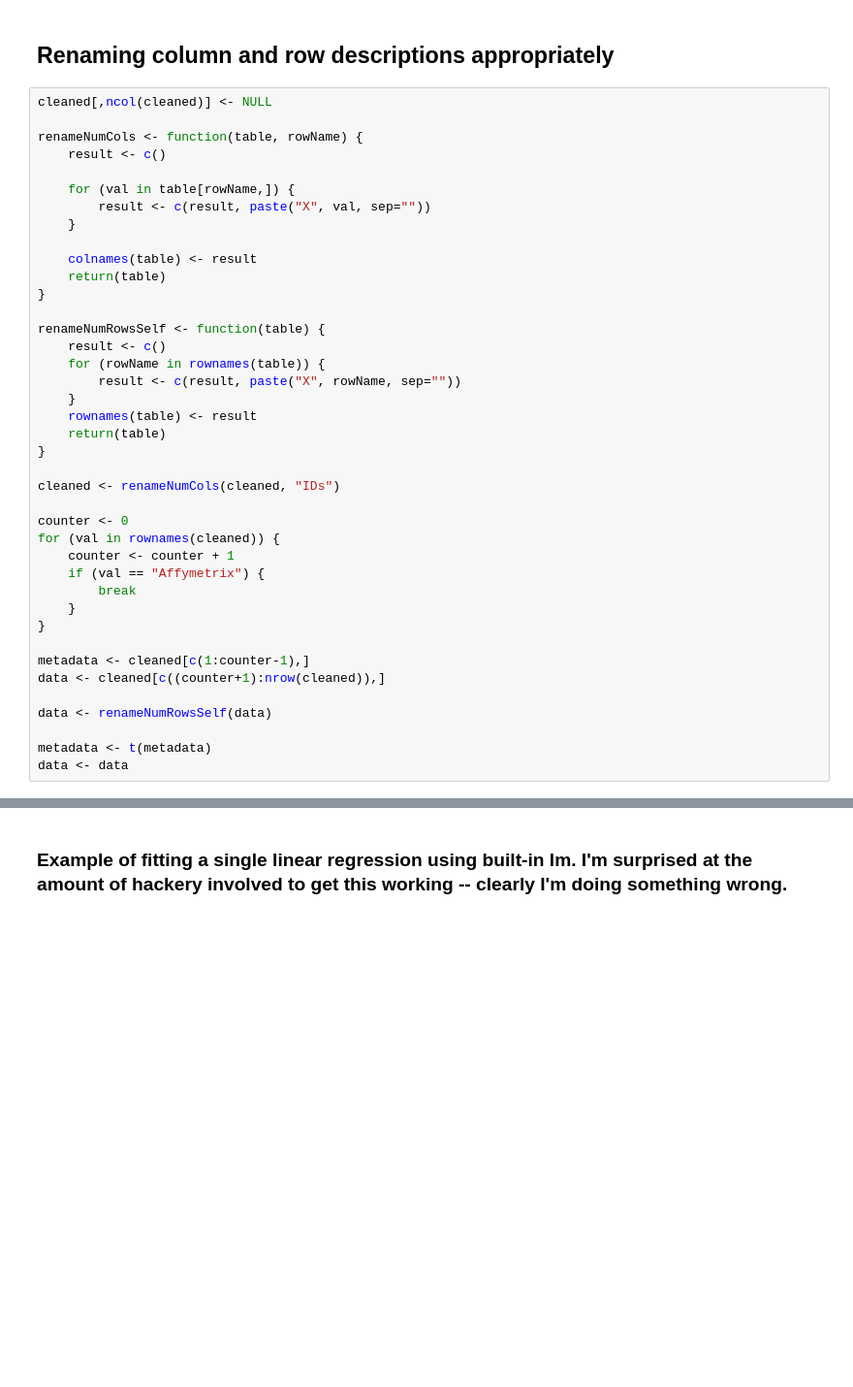
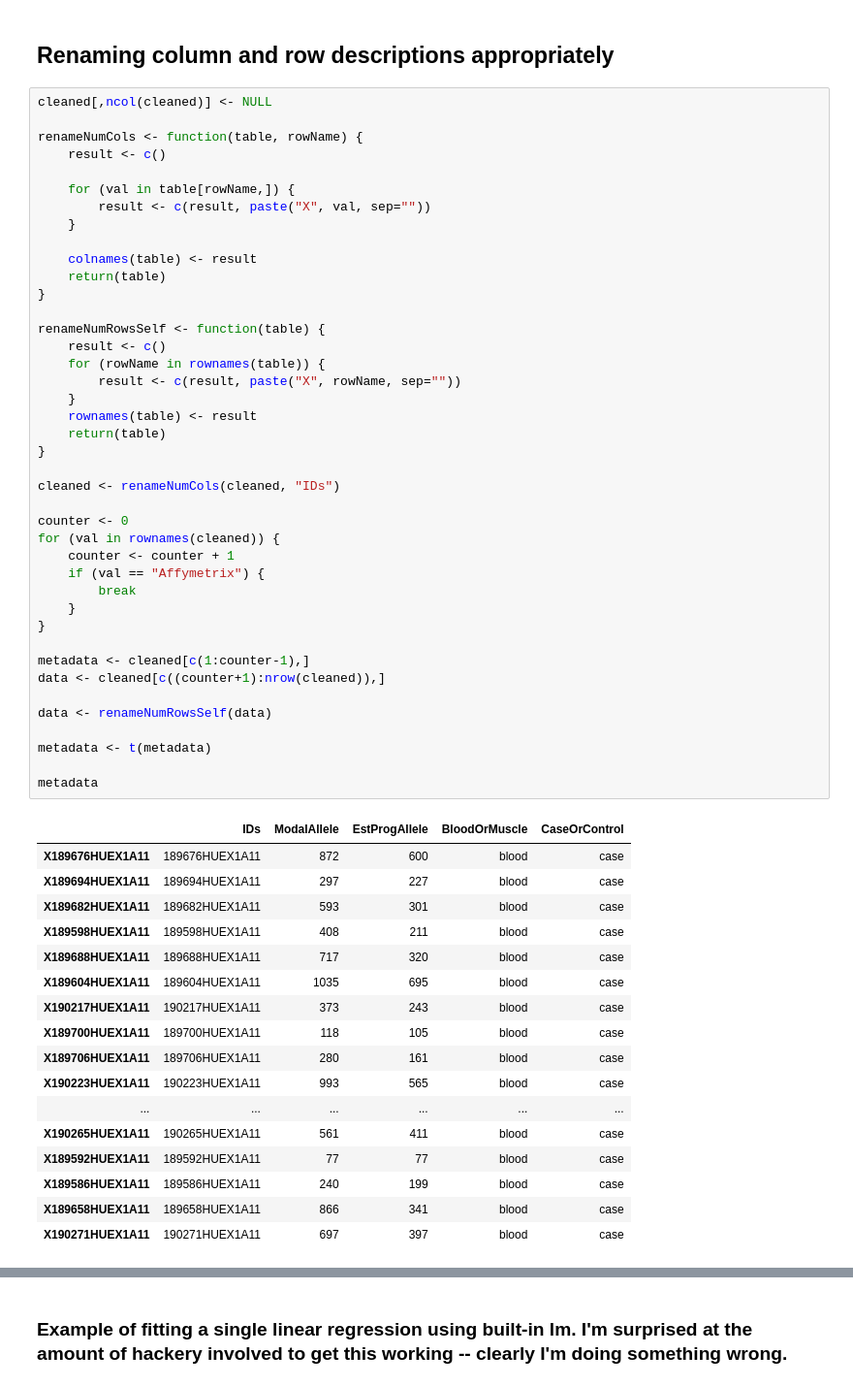
Before and after one commit to picrin/phdAll, a Jupyter notebook: analyseLimma.ipynb, the cells around one changed output, grey strips where cells are left out. Shown at 97% size. Cells and saved outputs as stored; diff of their text form; blank space fills up the shorter version.

```diff
--- a/analyseLimma.ipynb
+++ b/analyseLimma.ipynb
@@ -16,31 +30,50 @@ renameNumCols <- function(table, rowName) {
 
     colnames(table) <- result
     return(table)
 }
 
 renameNumRowsSelf <- function(table) {
     result <- c()
     for (rowName in rownames(table)) {
         result <- c(result, paste("X", rowName, sep=""))
     }
     rownames(table) <- result
     return(table)
 }
 
 cleaned <- renameNumCols(cleaned, "IDs")
 
 counter <- 0
 for (val in rownames(cleaned)) {
     counter <- counter + 1
     if (val == "Affymetrix") {
         break
     }
 }
 
 metadata <- cleaned[c(1:counter-1),]
 data <- cleaned[c((counter+1):nrow(cleaned)),]
 
 data <- renameNumRowsSelf(data)
 
 metadata <- t(metadata)
-data <- data
+
+metadata
+# %% [output]
+|  | IDs | ModalAllele | EstProgAllele | BloodOrMuscle | CaseOrControl |
+| X189676HUEX1A11 | 189676HUEX1A11 | 872 | 600 | blood | case |
+| X189694HUEX1A11 | 189694HUEX1A11 | 297 | 227 | blood | case |
+| X189682HUEX1A11 | 189682HUEX1A11 | 593 | 301 | blood | case |
+| X189598HUEX1A11 | 189598HUEX1A11 | 408 | 211 | blood | case |
+| X189688HUEX1A11 | 189688HUEX1A11 | 717 | 320 | blood | case |
+| X189604HUEX1A11 | 189604HUEX1A11 | 1035 | 695 | blood | case |
+| X190217HUEX1A11 | 190217HUEX1A11 | 373 | 243 | blood | case |
+| X189700HUEX1A11 | 189700HUEX1A11 | 118 | 105 | blood | case |
+| X189706HUEX1A11 | 189706HUEX1A11 | 280 | 161 | blood | case |
+| X190223HUEX1A11 | 190223HUEX1A11 | 993 | 565 | blood | case |
+| ... | ... | ... | ... | ... | ... |
+| X190265HUEX1A11 | 190265HUEX1A11 | 561 | 411 | blood | case |
+| X189592HUEX1A11 | 189592HUEX1A11 | 77 | 77 | blood | case |
+| X189586HUEX1A11 | 189586HUEX1A11 | 240 | 199 | blood | case |
+| X189658HUEX1A11 | 189658HUEX1A11 | 866 | 341 | blood | case |
+| X190271HUEX1A11 | 190271HUEX1A11 | 697 | 397 | blood | case |
```
Also changed, not shown: parts of 11 cells of this notebook, 2 other files.
